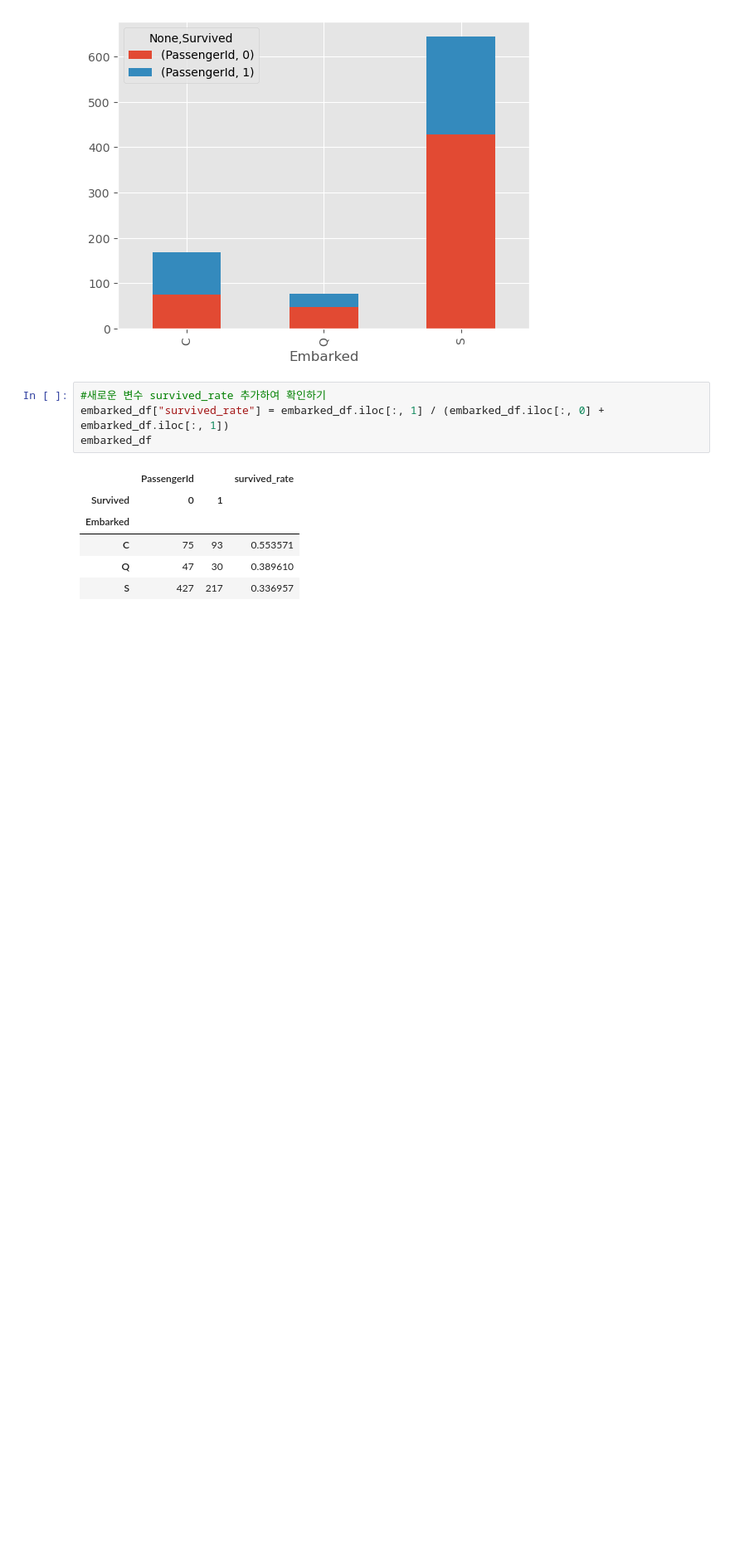
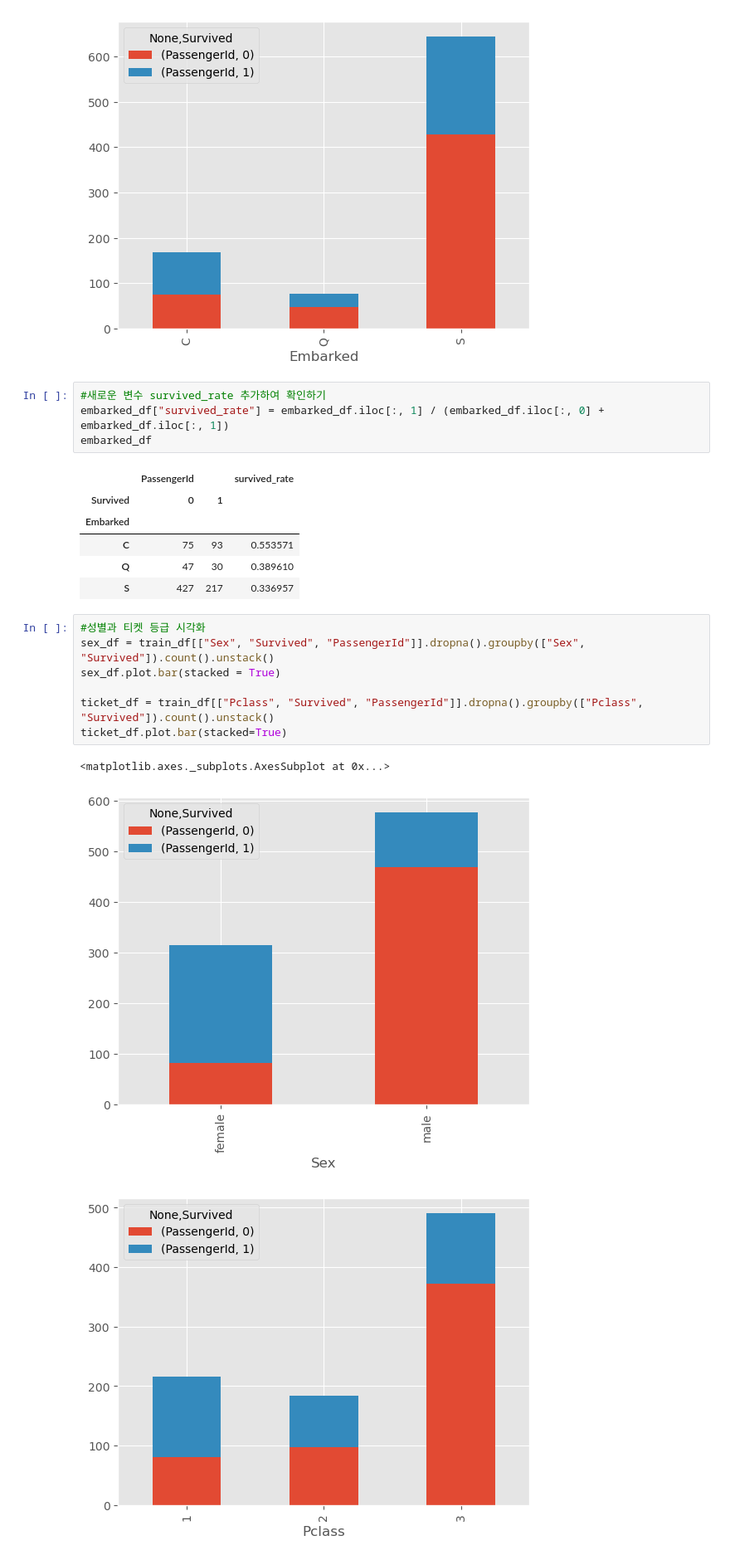
Before and after one commit to SIDED00R/kaggle_project, a Jupyter notebook: titanic/kaggle_titanic.ipynb, the cells around one changed output. Shown at 83% size. Saved outputs shown, nothing was run; the diff lists cells and outputs as text; blank space fills up the shorter version.

```diff
--- a/titanic/kaggle_titanic.ipynb
+++ b/titanic/kaggle_titanic.ipynb
@@ -275,3 +277,14 @@ embarked_df
 | C | 75 | 93 | 0.553571 |
 | Q | 47 | 30 | 0.389610 |
 | S | 427 | 217 | 0.336957 |
+# %%
+#성별과 티켓 등급 시각화
+sex_df = train_df[["Sex", "Survived", "PassengerId"]].dropna().groupby(["Sex", "Survived"]).count().unstack()
+sex_df.plot.bar(stacked = True)
+
+ticket_df = train_df[["Pclass", "Survived", "PassengerId"]].dropna().groupby(["Pclass", "Survived"]).count().unstack()
+ticket_df.plot.bar(stacked=True)
+# %% [output]
+<matplotlib.axes._subplots.AxesSubplot at 0x...>
+[figure, added]
+[figure, added]
```
Also changed, not shown: parts of 39 cells of this notebook.
